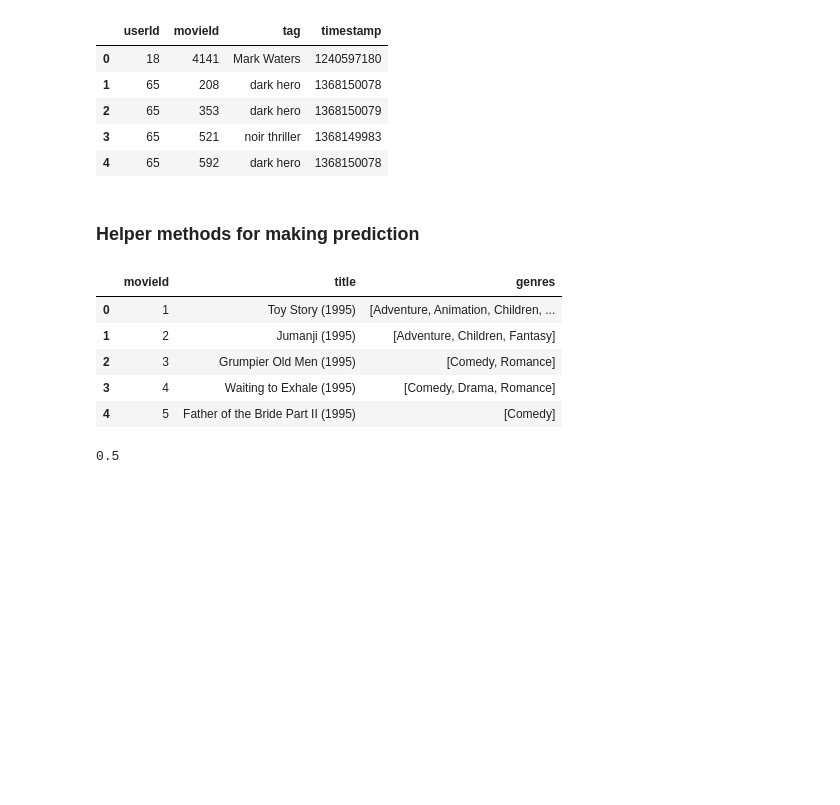
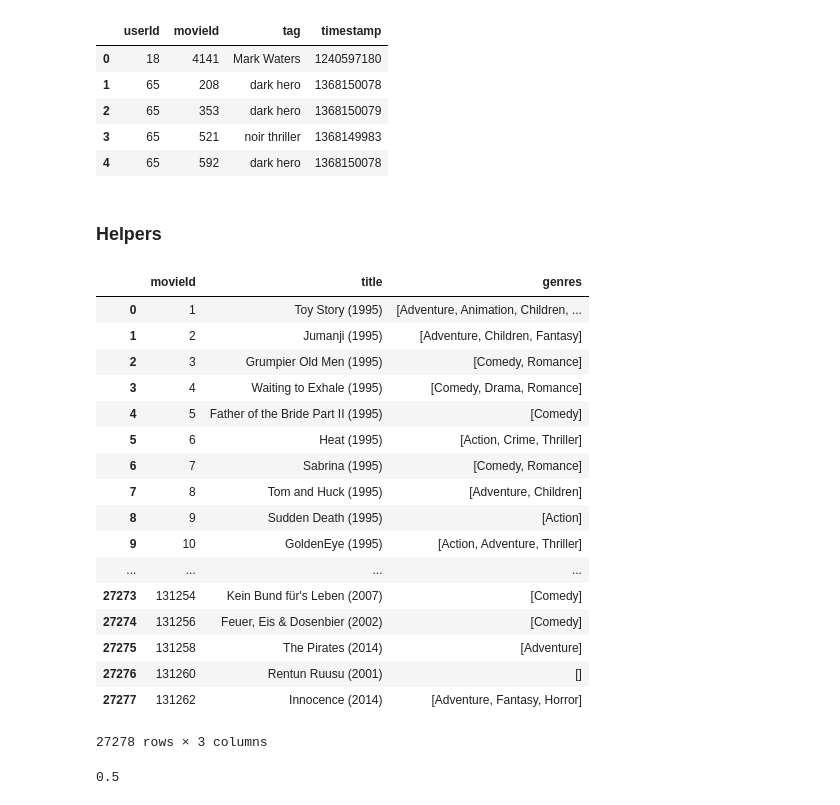
Before and after one commit to tysia2512/data-mining-movielens, a Jupyter notebook: movielens-recommender.ipynb, the cells around one changed output. Saved outputs shown, nothing was run; the diff lists cells and outputs as text; code cells hidden in the pictures; blank space fills up the shorter version.

```diff
--- a/movielens-recommender.ipynb
+++ b/movielens-recommender.ipynb
@@ -61,29 +61,41 @@ for ds in (genome_scores, genome_tags, links, movies, ratings, tags):
 | 2 | 65 | 353 | dark hero | 1368150079 |
 | 3 | 65 | 521 | noir thriller | 1368149983 |
 | 4 | 65 | 592 | dark hero | 1368150078 |
-# %% [markdown]
-### Helper methods for making prediction
+# %% [markdown]
+### Helpers
 # %%
 def add_genres(movies):
     new_movies = movies.copy()
 
     for ix in range(0, len(movies)):
         genres = movies['genres'][ix]
         new_movies.at[ix, 'genres'] = [] if genres == "(no genres listed)" \
                                          else genres.split('|')
 
     return new_movies
 
 movies_raw = movies
-movies_with_genres = add_genres(movies_raw.head())
+movies_with_genres = add_genres(movies_raw)
 display(movies_with_genres)
 # %% [output]
 |  | movieId | title | genres |
 | 0 | 1 | Toy Story (1995) | [Adventure, Animation, Children, ... |
 | 1 | 2 | Jumanji (1995) | [Adventure, Children, Fantasy] |
 | 2 | 3 | Grumpier Old Men (1995) | [Comedy, Romance] |
 | 3 | 4 | Waiting to Exhale (1995) | [Comedy, Drama, Romance] |
 | 4 | 5 | Father of the Bride Part II (1995) | [Comedy] |
+| 5 | 6 | Heat (1995) | [Action, Crime, Thriller] |
+| 6 | 7 | Sabrina (1995) | [Comedy, Romance] |
+| 7 | 8 | Tom and Huck (1995) | [Adventure, Children] |
+| 8 | 9 | Sudden Death (1995) | [Action] |
+| 9 | 10 | GoldenEye (1995) | [Action, Adventure, Thriller] |
+| ... | ... | ... | ... |
+| 27273 | 131254 | Kein Bund für's Leben (2007) | [Comedy] |
+| 27274 | 131256 | Feuer, Eis & Dosenbier (2002) | [Comedy] |
+| 27275 | 131258 | The Pirates (2014) | [Adventure] |
+| 27276 | 131260 | Rentun Ruusu (2001) | [] |
+| 27277 | 131262 | Innocence (2014) | [Adventure, Fantasy, Horror] |
+27278 rows × 3 columns
 # %%
 movies = movies_with_genres
 # check min rating
```
Also changed, not shown: parts of 57 cells of this notebook, 2 other files.
